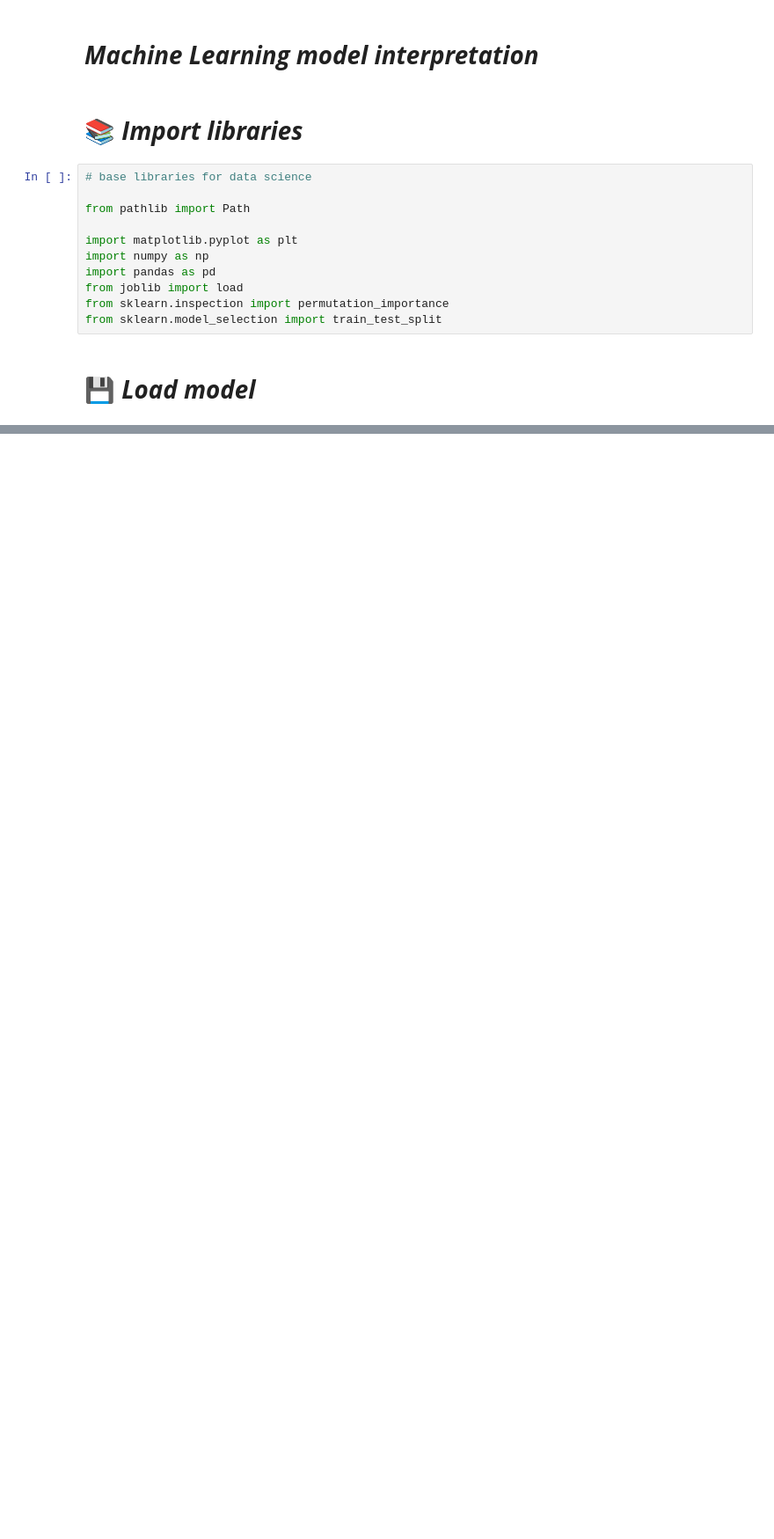
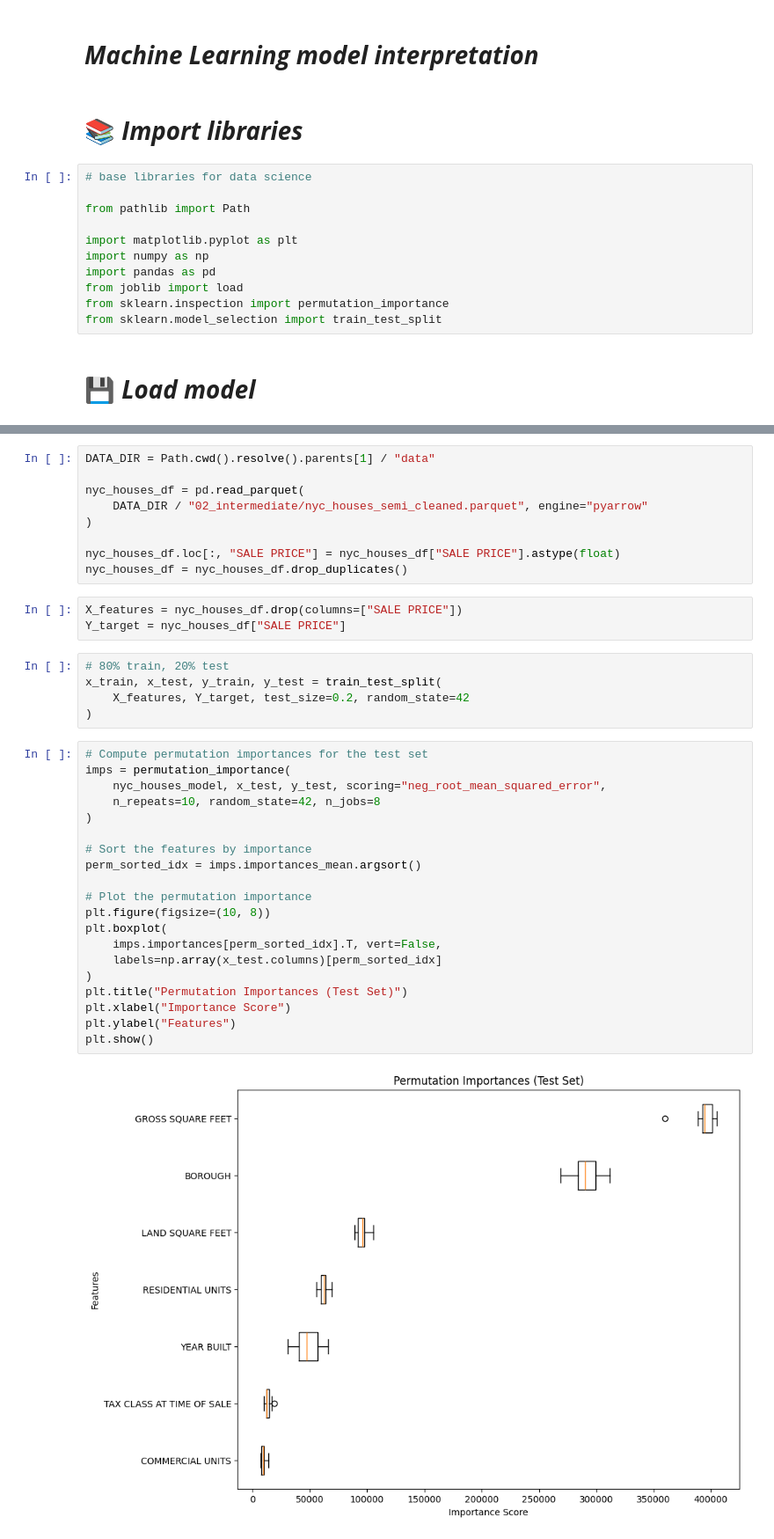
Before and after one commit to alejolondonm/NYC-houses, a Jupyter notebook: Modeling/7-model-interpretation.ipynb, the cells around one changed output, grey strips where cells are left out. Shown: that part at 88% size. Drawn from its saved outputs; the diff is of its cells as text; blank space fills up the shorter version.

```diff
--- a/Modeling/7-model-interpretation.ipynb
+++ b/Modeling/7-model-interpretation.ipynb
@@ -23,0 +95,39 @@ my_model = load(MODEL_PATH)
+# %%
+DATA_DIR = Path.cwd().resolve().parents[1] / "data"
+
+nyc_houses_df = pd.read_parquet(
+    DATA_DIR / "02_intermediate/nyc_houses_semi_cleaned.parquet", engine="pyarrow"
+)
+
+nyc_houses_df.loc[:, "SALE PRICE"] = nyc_houses_df["SALE PRICE"].astype(float)
+nyc_houses_df = nyc_houses_df.drop_duplicates()
+# %%
+X_features = nyc_houses_df.drop(columns=["SALE PRICE"])
+Y_target = nyc_houses_df["SALE PRICE"]
+# %%
+# 80% train, 20% test
+x_train, x_test, y_train, y_test = train_test_split(
+    X_features, Y_target, test_size=0.2, random_state=42
+)
+# %%
+# Compute permutation importances for the test set
+imps = permutation_importance(
+    nyc_houses_model, x_test, y_test, scoring="neg_root_mean_squared_error",
+    n_repeats=10, random_state=42, n_jobs=8
+)
+
+# Sort the features by importance
+perm_sorted_idx = imps.importances_mean.argsort()
+
+# Plot the permutation importance
+plt.figure(figsize=(10, 8))
+plt.boxplot(
+    imps.importances[perm_sorted_idx].T, vert=False,
+    labels=np.array(x_test.columns)[perm_sorted_idx]
+)
+plt.title("Permutation Importances (Test Set)")
+plt.xlabel("Importance Score")
+plt.ylabel("Features")
+plt.show()
+# %% [output]
+[figure, added]
```
Also changed, not shown: parts of 9 cells of this notebook.
